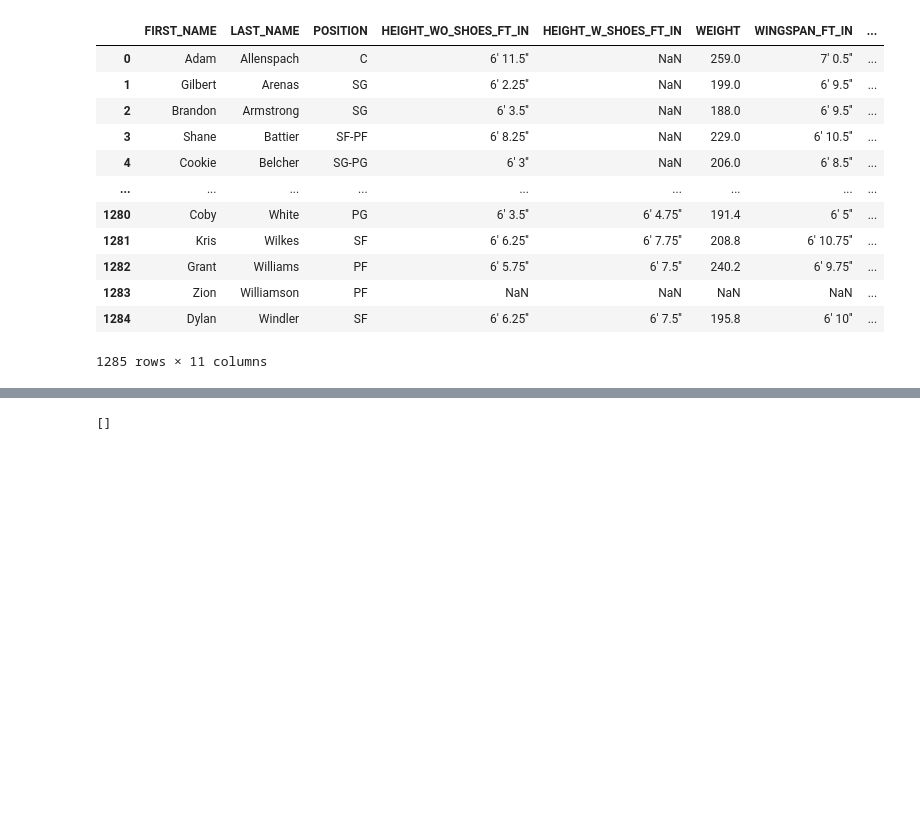
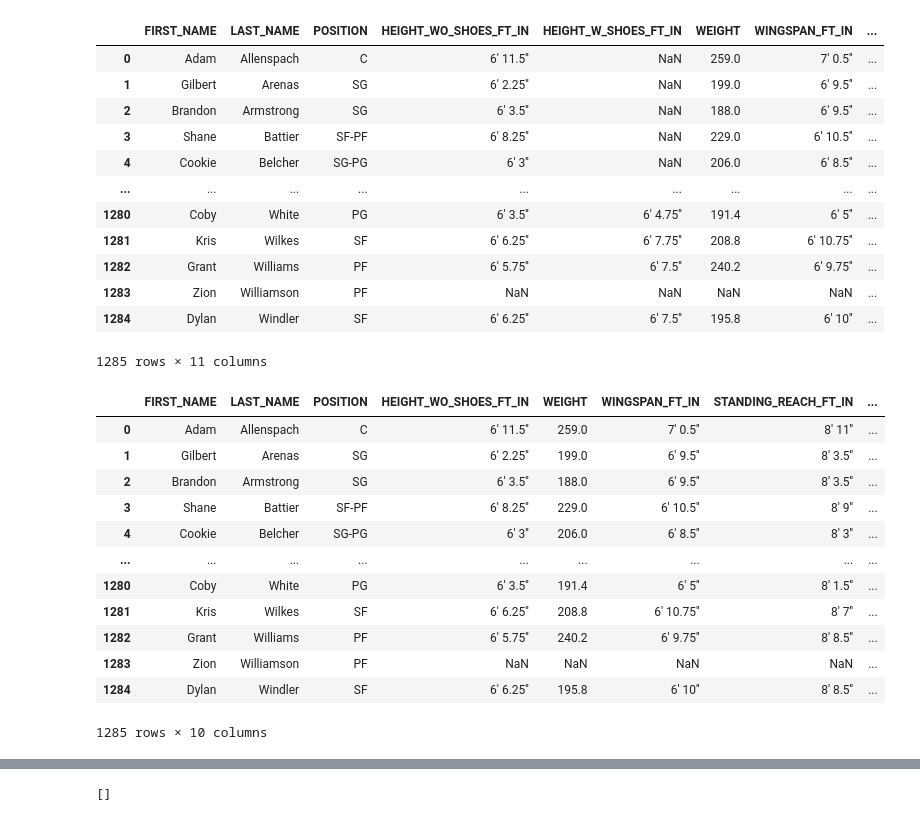
Before and after one commit to mannievilla/NBA-Draft-Selections, a Jupyter notebook: NBA_webscrape.ipynb, the cells around one changed output, grey strips where cells are left out. Drawn from its saved outputs; the diff is of its cells as text; code cells hidden in the pictures; blank space fills up the shorter version.

```diff
--- a/NBA_webscrape.ipynb
+++ b/NBA_webscrape.ipynb
@@ -76,3 +76,21 @@ anthro_metrics
 | 1283 | Zion | Williamson | PF | NaN | NaN | NaN | NaN | ... |
 | 1284 | Dylan | Windler | SF | 6' 6.25'' | 6' 7.5'' | 195.8 | 6' 10'' | ... |
 1285 rows × 11 columns
+# %%
+anthro_metrics.drop('HEIGHT_W_SHOES_FT_IN', axis=1, inplace=True)
+# %%
+anthro_metrics
+# %% [output]
+|  | FIRST_NAME | LAST_NAME | POSITION | HEIGHT_WO_SHOES_FT_IN | WEIGHT | WINGSPAN_FT_IN | STANDING_REACH_FT_IN | ... |
+| 0 | Adam | Allenspach | C | 6' 11.5'' | 259.0 | 7' 0.5'' | 8' 11'' | ... |
+| 1 | Gilbert | Arenas | SG | 6' 2.25'' | 199.0 | 6' 9.5'' | 8' 3.5'' | ... |
+| 2 | Brandon | Armstrong | SG | 6' 3.5'' | 188.0 | 6' 9.5'' | 8' 3.5'' | ... |
+| 3 | Shane | Battier | SF-PF | 6' 8.25'' | 229.0 | 6' 10.5'' | 8' 9'' | ... |
+| 4 | Cookie | Belcher | SG-PG | 6' 3'' | 206.0 | 6' 8.5'' | 8' 3'' | ... |
+| ... | ... | ... | ... | ... | ... | ... | ... | ... |
+| 1280 | Coby | White | PG | 6' 3.5'' | 191.4 | 6' 5'' | 8' 1.5'' | ... |
+| 1281 | Kris | Wilkes | SF | 6' 6.25'' | 208.8 | 6' 10.75'' | 8' 7'' | ... |
+| 1282 | Grant | Williams | PF | 6' 5.75'' | 240.2 | 6' 9.75'' | 8' 8.5'' | ... |
+| 1283 | Zion | Williamson | PF | NaN | NaN | NaN | NaN | ... |
+| 1284 | Dylan | Windler | SF | 6' 6.25'' | 195.8 | 6' 10'' | 8' 8.5'' | ... |
+1285 rows × 10 columns
```
Also changed, not shown: parts of 24 cells of this notebook.
